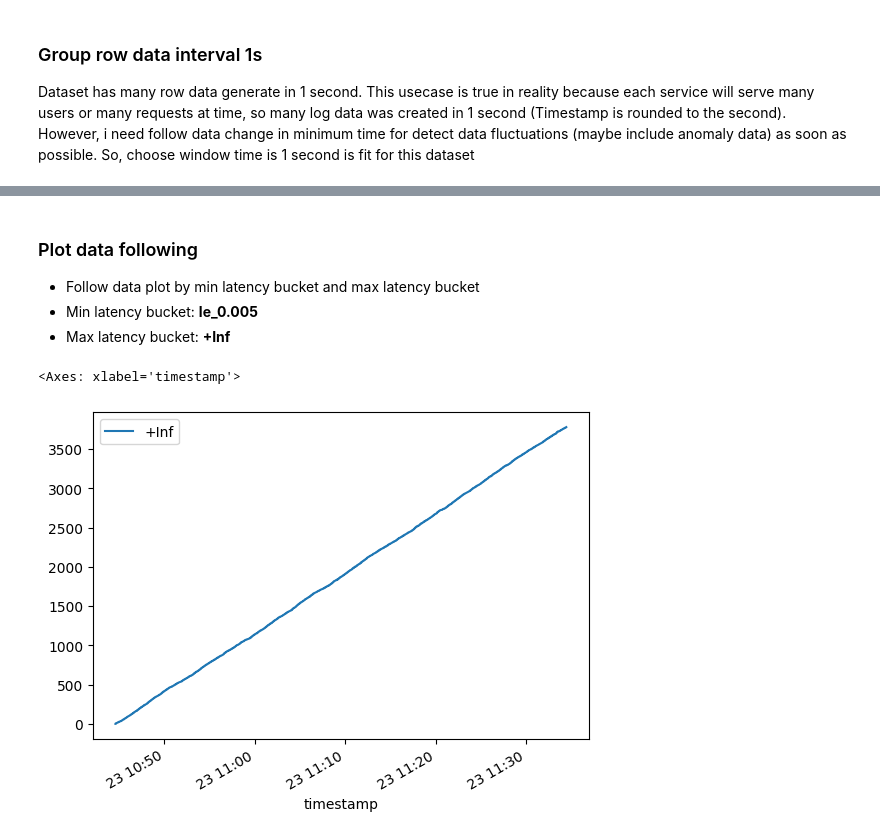
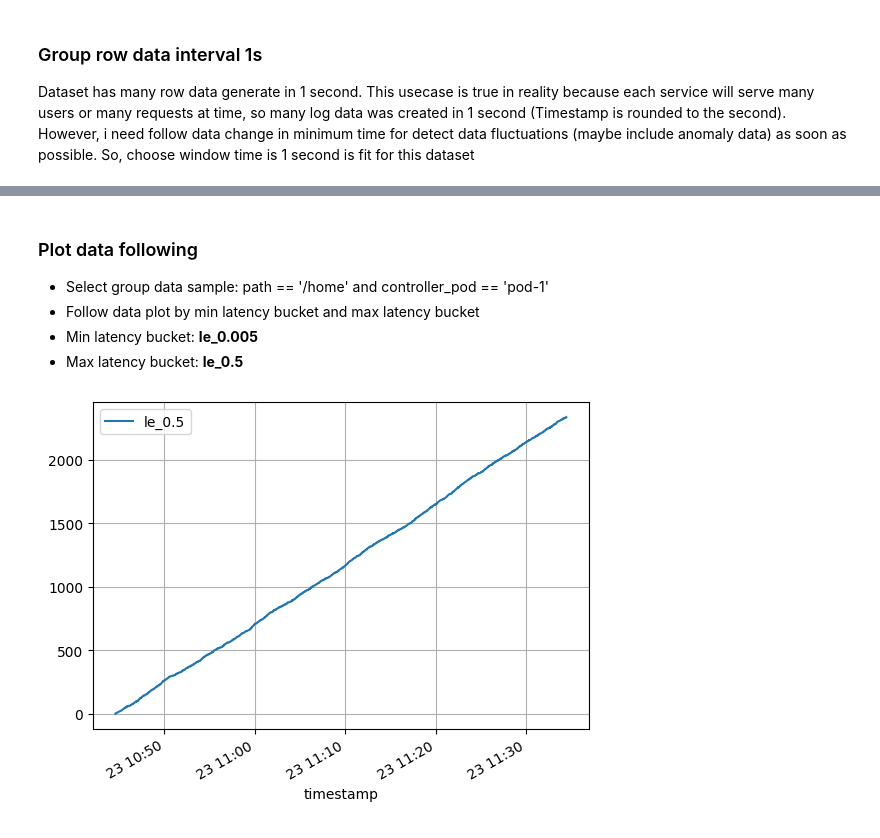
Before and after one commit to vuvietnguyenit/data_analystic, a Jupyter notebook: notebooks/calculate_latency_duration_time.ipynb, the cells around one changed output, grey strips where cells are left out. Cells and saved outputs as stored; diff of their text form; code cells hidden in the pictures.

```diff
--- a/notebooks/calculate_latency_duration_time.ipynb
+++ b/notebooks/calculate_latency_duration_time.ipynb
@@ -204,5 +212,6 @@ df_bin_by_group.groupby(["timestamp", "path", "controller_pod"]).nth(-1).reset_i
 # %% [markdown]
 ### Plot data following
+- Select group data sample: path == '/home' and controller_pod == 'pod-1'
 - Follow data plot by min latency bucket and max latency bucket
 - Min latency bucket: **le_0.005**
-- Max latency bucket: **+Inf**
+- Max latency bucket: **le_0.5**
@@ -209,6 +220,6 @@ df_bin_by_group.groupby(["timestamp", "path", "controller_pod"]).nth(-1).reset_i
 # %%
-df_bin_by_group.query("path == '/home' and controller_pod == 'pod-1'").plot(kind="line", x="timestamp", y="+Inf")
+df_bin_by_group.query("path == '/home' and controller_pod == 'pod-1'").plot(kind="line", x="timestamp", y="le_0.5", grid=True)
+plt.show()
 # %% [output]
-<Axes: xlabel='timestamp'>
-[figure, old version]
+[figure, new version]
 # %%
```
Also changed, not shown: parts of 10 cells of this notebook, 1 other file.
